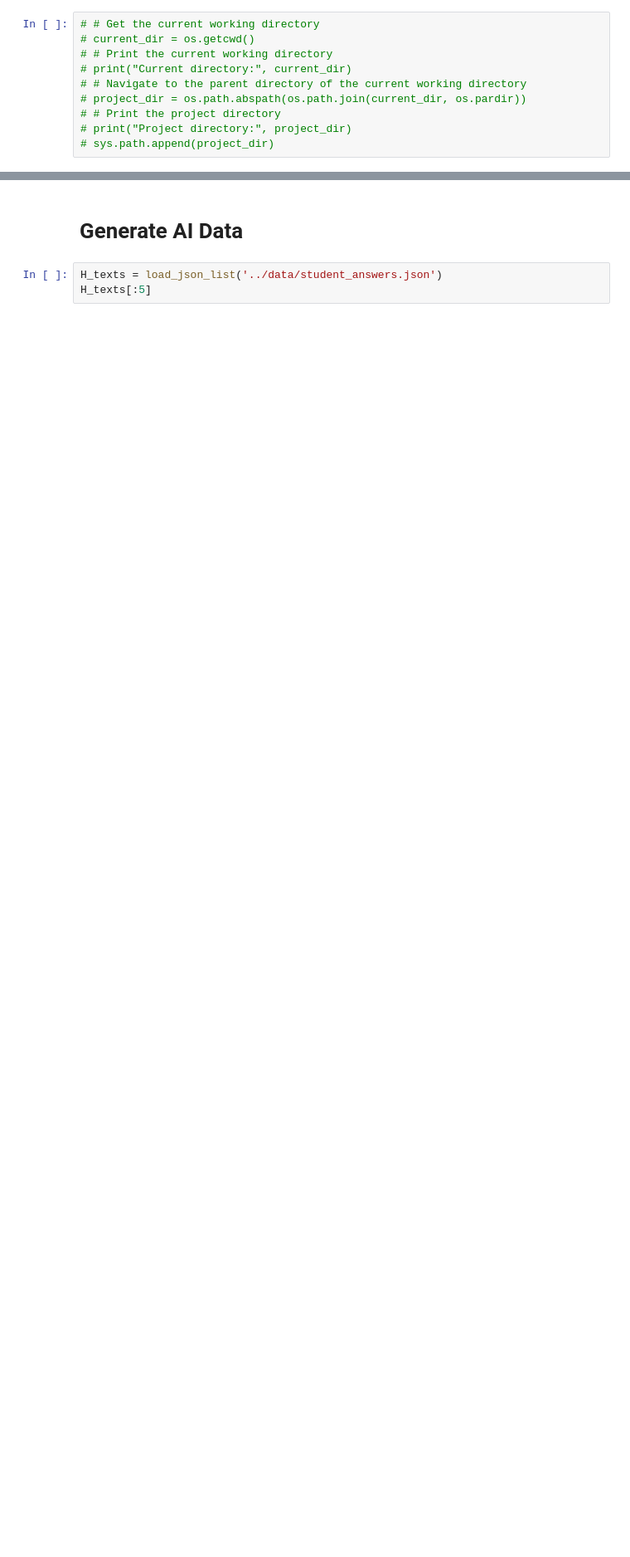
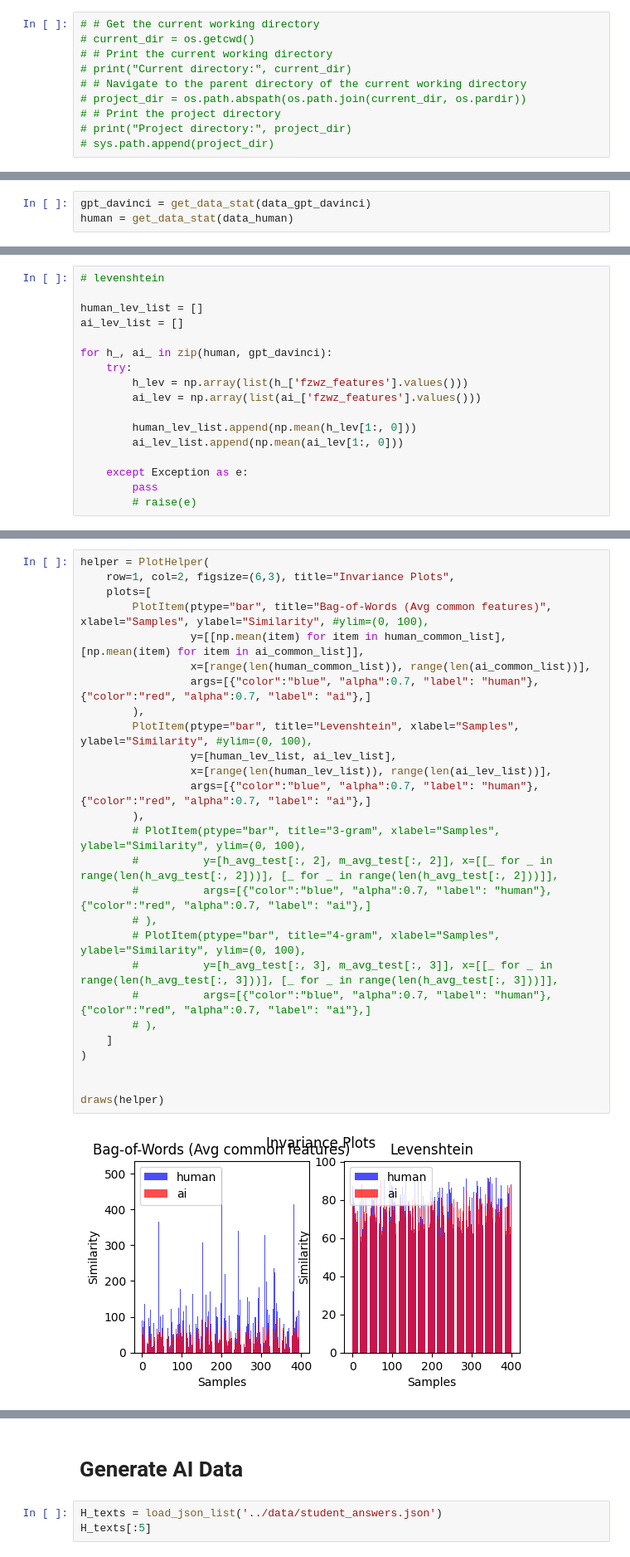
Before and after one commit to bobaebak/ai_text_detection, a Jupyter notebook: cookbooks/Raidar Implementation.ipynb, the cells around one changed output, grey strips where cells are left out. Shown: that part at 83% size. Saved outputs shown, nothing was run; the diff lists cells and outputs as text; blank space fills up the shorter version.

```diff
--- a/cookbooks/Raidar Implementation.ipynb
+++ b/cookbooks/Raidar Implementation.ipynb
@@ -22,0 +165,3 @@ from raidar.raidar_utils import *
+# %%
+gpt_davinci = get_data_stat(data_gpt_davinci)
+human = get_data_stat(data_human)
@@ -22,0 +230,17 @@ from raidar.raidar_utils import *
+# %%
+# levenshtein
+
+human_lev_list = []
+ai_lev_list = []
+
+for h_, ai_ in zip(human, gpt_davinci):
+    try:
+        h_lev = np.array(list(h_['fzwz_features'].values()))
+        ai_lev = np.array(list(ai_['fzwz_features'].values()))
+
+        human_lev_list.append(np.mean(h_lev[1:, 0]))
+        ai_lev_list.append(np.mean(ai_lev[1:, 0]))
+
+    except Exception as e:
+        pass
+        # raise(e)
@@ -22,0 +251,29 @@ from raidar.raidar_utils import *
+# %%
+helper = PlotHelper(
+    row=1, col=2, figsize=(6,3), title="Invariance Plots",
+    plots=[
+        PlotItem(ptype="bar", title="Bag-of-Words (Avg common features)", xlabel="Samples", ylabel="Similarity", #ylim=(0, 100),
+                 y=[[np.mean(item) for item in human_common_list], [np.mean(item) for item in ai_common_list]],
+                 x=[range(len(human_common_list)), range(len(ai_common_list))],
+                 args=[{"color":"blue", "alpha":0.7, "label": "human"}, {"color":"red", "alpha":0.7, "label": "ai"},]
+        ),
+        PlotItem(ptype="bar", title="Levenshtein", xlabel="Samples", ylabel="Similarity", #ylim=(0, 100),
+                 y=[human_lev_list, ai_lev_list],
+                 x=[range(len(human_lev_list)), range(len(ai_lev_list))],
+                 args=[{"color":"blue", "alpha":0.7, "label": "human"}, {"color":"red", "alpha":0.7, "label": "ai"},]
+        ),
+        # PlotItem(ptype="bar", title="3-gram", xlabel="Samples", ylabel="Similarity", ylim=(0, 100),
+        #          y=[h_avg_test[:, 2], m_avg_test[:, 2]], x=[[_ for _ in range(len(h_avg_test[:, 2]))], [_ for _ in range(len(h_avg_test[:, 2]))]],
+        #          args=[{"color":"blue", "alpha":0.7, "label": "human"}, {"color":"red", "alpha":0.7, "label": "ai"},]
+        # ),
+        # PlotItem(ptype="bar", title="4-gram", xlabel="Samples", ylabel="Similarity", ylim=(0, 100),
+        #          y=[h_avg_test[:, 3], m_avg_test[:, 3]], x=[[_ for _ in range(len(h_avg_test[:, 3]))], [_ for _ in range(len(h_avg_test[:, 3]))]],
+        #          args=[{"color":"blue", "alpha":0.7, "label": "human"}, {"color":"red", "alpha":0.7, "label": "ai"},]
+        # ),
+    ]
+)
+
+
+draws(helper)
+# %% [output]
+[figure, added]
```
Also changed, not shown: parts of 25 cells of this notebook, 9 other files.
